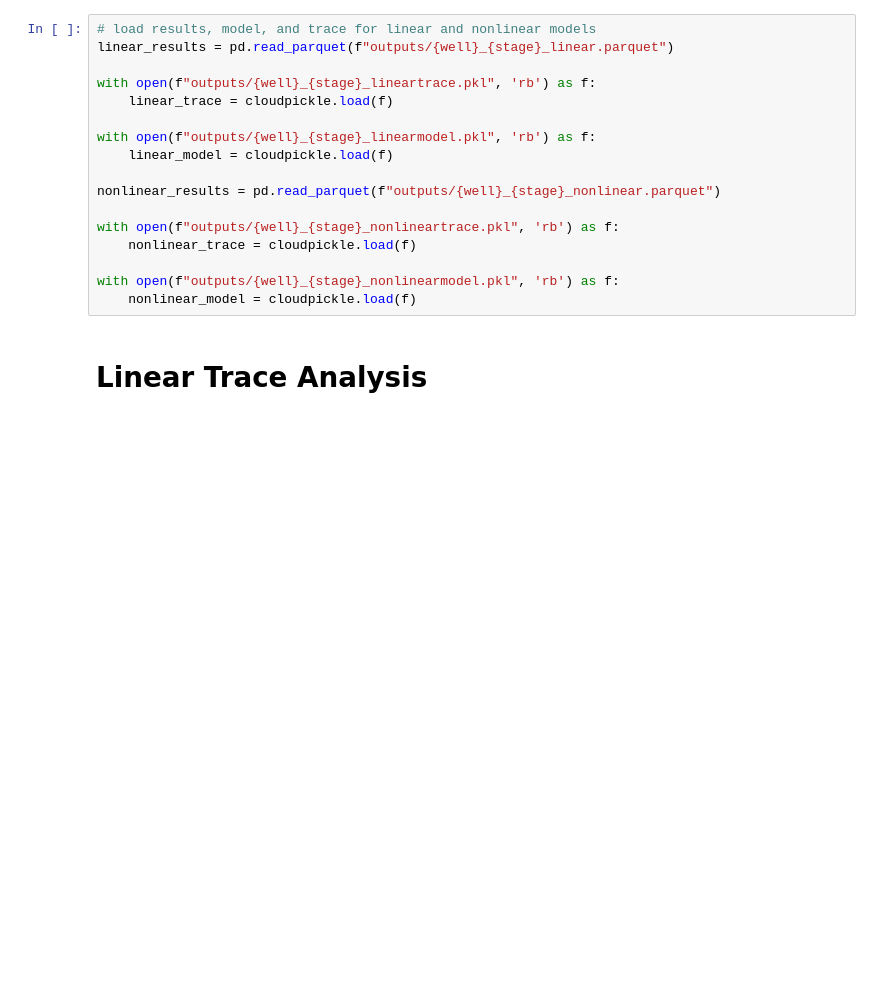
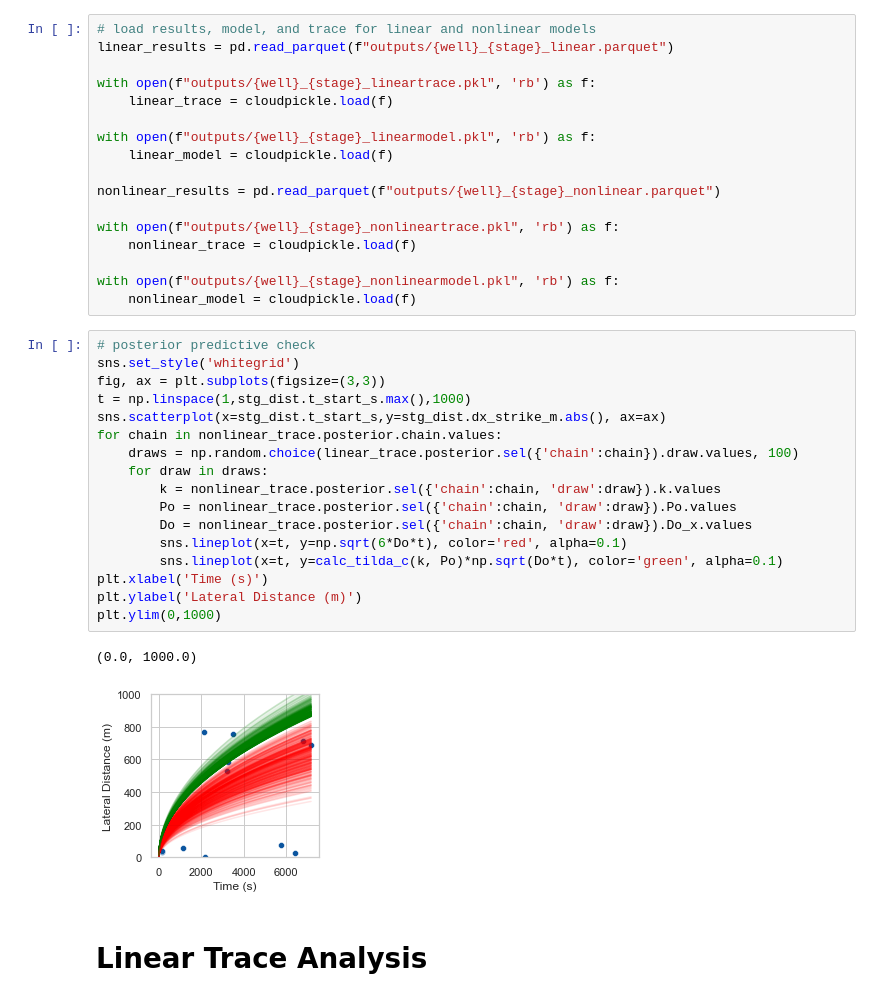
Before and after one commit to ScottHMcKean/bayesian_diffusivity_inference, a Jupyter notebook: analyze_bayesian_diffusivity.ipynb, the cells around one changed output. Drawn from its saved outputs; the diff is of its cells as text; blank space fills up the shorter version.

```diff
--- a/analyze_bayesian_diffusivity.ipynb
+++ b/analyze_bayesian_diffusivity.ipynb
@@ -47,6 +47,26 @@ with open(f"outputs/{well}_{stage}_nonlineartrace.pkl", 'rb') as f:
 
 with open(f"outputs/{well}_{stage}_nonlinearmodel.pkl", 'rb') as f:
     nonlinear_model = cloudpickle.load(f)
+# %%
+# posterior predictive check
+sns.set_style('whitegrid')
+fig, ax = plt.subplots(figsize=(3,3))
+t = np.linspace(1,stg_dist.t_start_s.max(),1000)
+sns.scatterplot(x=stg_dist.t_start_s,y=stg_dist.dx_strike_m.abs(), ax=ax)
+for chain in nonlinear_trace.posterior.chain.values:
+    draws = np.random.choice(linear_trace.posterior.sel({'chain':chain}).draw.values, 100)
+    for draw in draws:
+        k = nonlinear_trace.posterior.sel({'chain':chain, 'draw':draw}).k.values
+        Po = nonlinear_trace.posterior.sel({'chain':chain, 'draw':draw}).Po.values
+        Do = nonlinear_trace.posterior.sel({'chain':chain, 'draw':draw}).Do_x.values
+        sns.lineplot(x=t, y=np.sqrt(6*Do*t), color='red', alpha=0.1)
+        sns.lineplot(x=t, y=calc_tilda_c(k, Po)*np.sqrt(Do*t), color='green', alpha=0.1)
+plt.xlabel('Time (s)')
+plt.ylabel('Lateral Distance (m)')
+plt.ylim(0,1000)
+# %% [output]
+(0.0, 1000.0)
+[figure, added]
 # %% [markdown]
 # Linear Trace Analysis
 # %%
```
Also changed, not shown: parts of 2 cells of this notebook, 5 other files.
